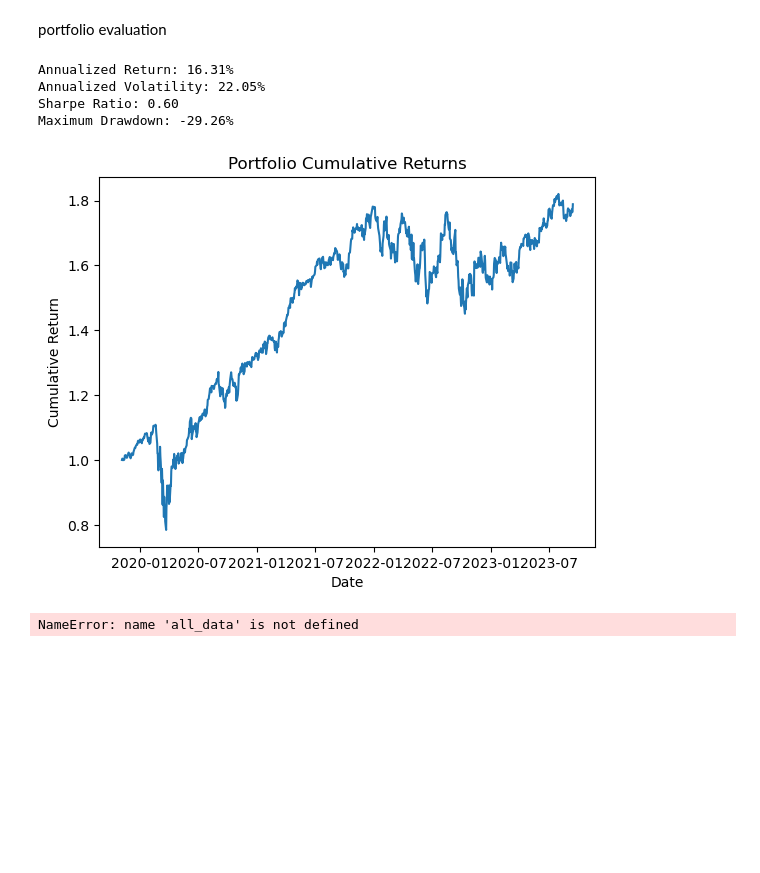
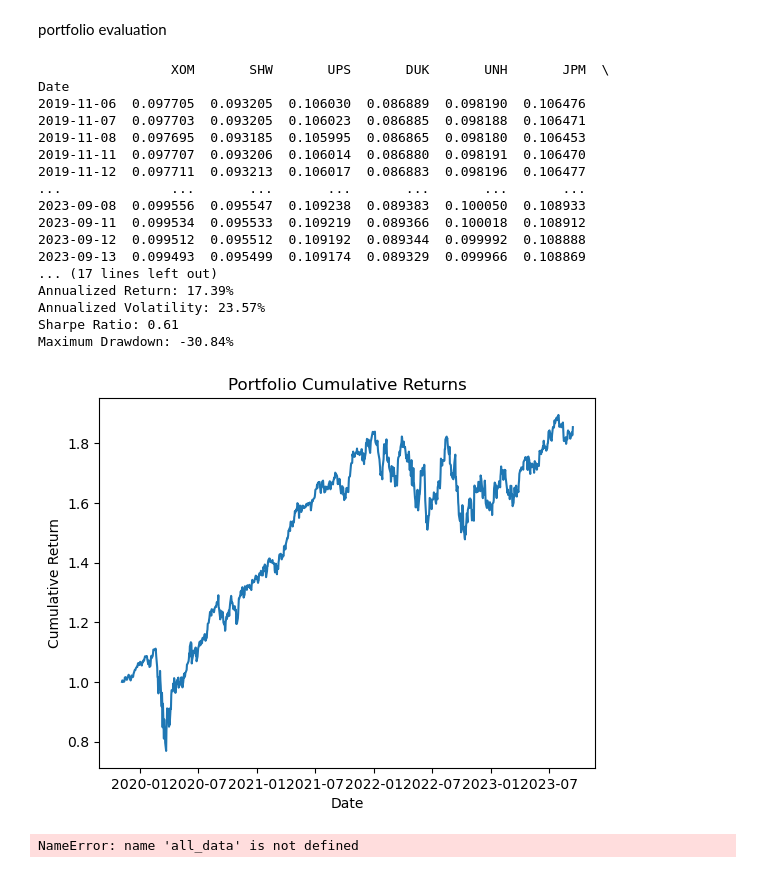
Before and after one commit to NUSFintechQuant/AY2324S1-ML-Based-Equity-Pairs-PO, a Jupyter notebook: gz_backtest/lstm_multi_weights.ipynb, the cells around one changed output. Saved outputs shown, nothing was run; the diff lists cells and outputs as text; code cells hidden in the pictures; blank space fills up the shorter version.

```diff
--- a/gz_backtest/lstm_multi_weights.ipynb
+++ b/gz_backtest/lstm_multi_weights.ipynb
@@ -190,6 +201,6 @@ Trainable params: 39160 (152.97 KB)
 Non-trainable params: 0 (0.00 Byte)
 _________________________________________________________________
 # %%
-model.compile(optimizer='adam', loss='mean_absolute_error')
-model.fit(x=x_train, y=y_train, batch_size=64, epochs=10)
+model.compile(optimizer='adam', loss='mean_squared_error')
+model.fit(x=x_train, y=y_train, batch_size=64, epochs=5)
 # %% [output]
@@ -216,6 +217,6 @@ Epoch 10/10
 <keras.src.callbacks.History at 0x...>
 # %%
-from tensorflow.keras.optimizers import Adam
+from keras.optimizers import Adam
 
 # Tuning parameters
 param_space = {
@@ -227,28 +228,26 @@ param_space = {
     'batch_size': [32, 64, 128],
     'learning_rate': [0.001, 0.01, 0.1],
     'dropout_rate': [0.1, 0.2, 0.3],
-    'loss': ['mean_absolute_error', 'huber_loss', 'mean_squared_error']
+    'loss': ['mean_absolute_error', 'huber_loss', 'mean_squared_error'],
+    'layers': [1, 2, 3]
 }
 
-# Number of random configurations to try
 num_configs = 30
 best_loss = float('inf')
 best_hyperparameters = {}
 
 for _ in range(num_configs):
-    # Randomly sample hyperparameters from the search space
     hyperparameters = {param: random.choice(values) for param, values in param_space.items()}
 
-    # Build the model with the current hyperparameters
     model = Sequential()
     model.add(Dense(units=hyperparameters['units_lstm'], activation='swish'))
     # Adding Dense layers
-    for i in range(3):
+    for i in range(hyperparameters['layers']):
         units = hyperparameters[f'units_fc{i+1}']
         model.add(Dense(units=units, activation='swish'))
 
     # Adding LSTM layers
-    for i in range(3):
+    for i in range(hyperparameters['layers']):
         units = hyperparameters['units_lstm']
         model.add(LSTM(units=units, activation='relu', return_sequences=True if i < 2 else False))
         model.add(Dropout(rate=hyperparameters['dropout_rate']))
@@ -262,10 +261,8 @@ for _ in range(num_configs):
     history = model.fit(x=x_train, y=y_train, batch_size=hyperparameters['batch_size'],
                         epochs=hyperparameters['epochs'], verbose=0)
 
-    # Evaluate the model
     val_loss = model.evaluate(x_test, y_test, verbose=0)
 
-    # Check if this set of hyperparameters improved the model
     if val_loss < best_loss:
         best_loss = val_loss
         best_hyperparameters = hyperparameters
@@ -279,17 +276,16 @@ final_model = Sequential()
 
 # Adding Dense layers
 model.add(Dense(units=hyperparameters['units_lstm'], activation='swish'))
-for i in range(3):
+for i in range(best_hyperparameters['layers']):
     units = best_hyperparameters[f'units_fc{i+1}']
     final_model.add(Dense(units=units, activation='swish'))
 
 # Adding LSTM layers
-for i in range(3):
+for i in range(best_hyperparameters['layers']):
     units = best_hyperparameters['units_lstm']
     final_model.add(LSTM(units=units, activation='relu', return_sequences=True if i < 2 else False))
     final_model.add(Dropout(rate=best_hyperparameters['dropout_rate']))
 
-# Adding output Dense layer
 final_model.add(Dense(units=y_train.shape[1], activation='sigmoid'))
 
 final_model.compile(optimizer=Adam(learning_rate=best_hyperparameters['learning_rate']), loss=best_hyperparameters['loss'])
@@ -389,11 +346,11 @@ plt.show()
 # %% [markdown]
 generate table of stock weights
 # %%
-# weights_pred = pd.DataFrame(y_pred)
-# weights_pred.columns = stock_list
-# weights_pred.index = test_prices.index.copy()
-# weights_pred.head()
+weights_pred = pd.DataFrame(y_pred)
+weights_pred.columns = stock_list
+weights_pred.index = test_prices.index.copy()
+weights_pred.head()
 
-weights_pred_test = pd.DataFrame(y_pred_test)
-weights_pred_test.columns = stock_list
-weights_pred_test.index = test_prices.index.copy()
+# weights_pred_test = pd.DataFrame(y_pred_test)
+# weights_pred_test.columns = stock_list
+# weights_pred_test.index = test_prices.index.copy()
@@ -409,41 +374,54 @@ def backtest(test_df, weights):
 
     portfolio_returns = (returns * weights).sum(axis=1)
 
     cumulative_returns = (1 + portfolio_returns).cumprod()
 
     annualized_return = (cumulative_returns[-1])**(252/len(cumulative_returns.index)) - 1  # Assuming 252 trading days
     annualized_volatility = portfolio_returns.std() * np.sqrt(252)
 
     # Calculate Sharpe Ratio
     risk_free_rate = 0.03 # can change
     sharpe_ratio = (annualized_return - risk_free_rate) / annualized_volatility
 
     # Calculate Maximum Drawdown
     cumulative_returns_index = (1 + portfolio_returns).cumprod()
     cumulative_max = cumulative_returns_index.cummax()
     drawdown = (cumulative_returns_index - cumulative_max) / cumulative_max
     max_drawdown = drawdown.min()
 
     print(f"Annualized Return: {annualized_return:.2%}")
     print(f"Annualized Volatility: {annualized_volatility:.2%}")
     print(f"Sharpe Ratio: {sharpe_ratio:.2f}")
     print(f"Maximum Drawdown: {max_drawdown:.2%}")
 
 
     plt.plot(cumulative_returns)
     plt.title('Portfolio Cumulative Returns')
     plt.xlabel('Date')
     plt.ylabel('Cumulative Return')
     plt.show()
-
-# backtest(test_prices, weights_pred)
-backtest(test_prices, weights_pred_test)
+print(weights_pred)
+backtest(test_prices, weights_pred)
+# backtest(test_prices, weights_pred_test)
 # %% [output]
-Annualized Return: 16.31%
-Annualized Volatility: 22.05%
-Sharpe Ratio: 0.60
-Maximum Drawdown: -29.26%
+                 XOM       SHW       UPS       DUK       UNH       JPM  \
+Date
+2019-11-06  0.097705  0.093205  0.106030  0.086889  0.098190  0.106476
+2019-11-07  0.097703  0.093205  0.106023  0.086885  0.098188  0.106471
+2019-11-08  0.097695  0.093185  0.105995  0.086865  0.098180  0.106453
+2019-11-11  0.097707  0.093206  0.106014  0.086880  0.098191  0.106470
+2019-11-12  0.097711  0.093213  0.106017  0.086883  0.098196  0.106477
+...              ...       ...       ...       ...       ...       ...
+2023-09-08  0.099556  0.095547  0.109238  0.089383  0.100050  0.108933
+2023-09-11  0.099534  0.095533  0.109219  0.089366  0.100018  0.108912
+2023-09-12  0.099512  0.095512  0.109192  0.089344  0.099992  0.108888
+2023-09-13  0.099493  0.095499  0.109174  0.089329  0.099966  0.108869
+... (17 lines left out)
+Annualized Return: 17.39%
+Annualized Volatility: 23.57%
+Sharpe Ratio: 0.61
+Maximum Drawdown: -30.84%
-[figure, old version]
+[figure, new version]
 # %%
 def custom_loss_1(y_true, y_pred):
     # y_true is the s&p500 returns
```
Also changed, not shown: parts of 13 cells of this notebook.
